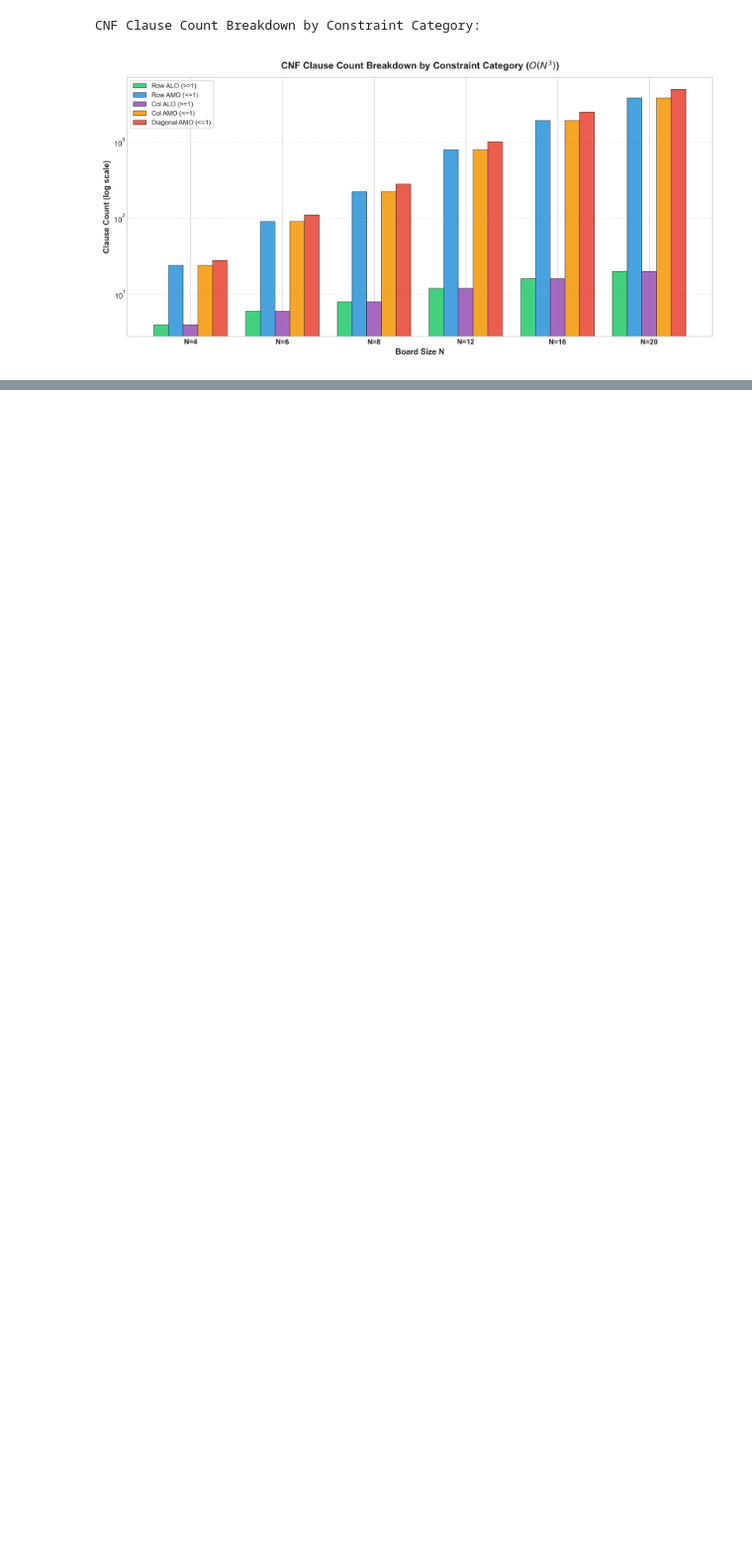
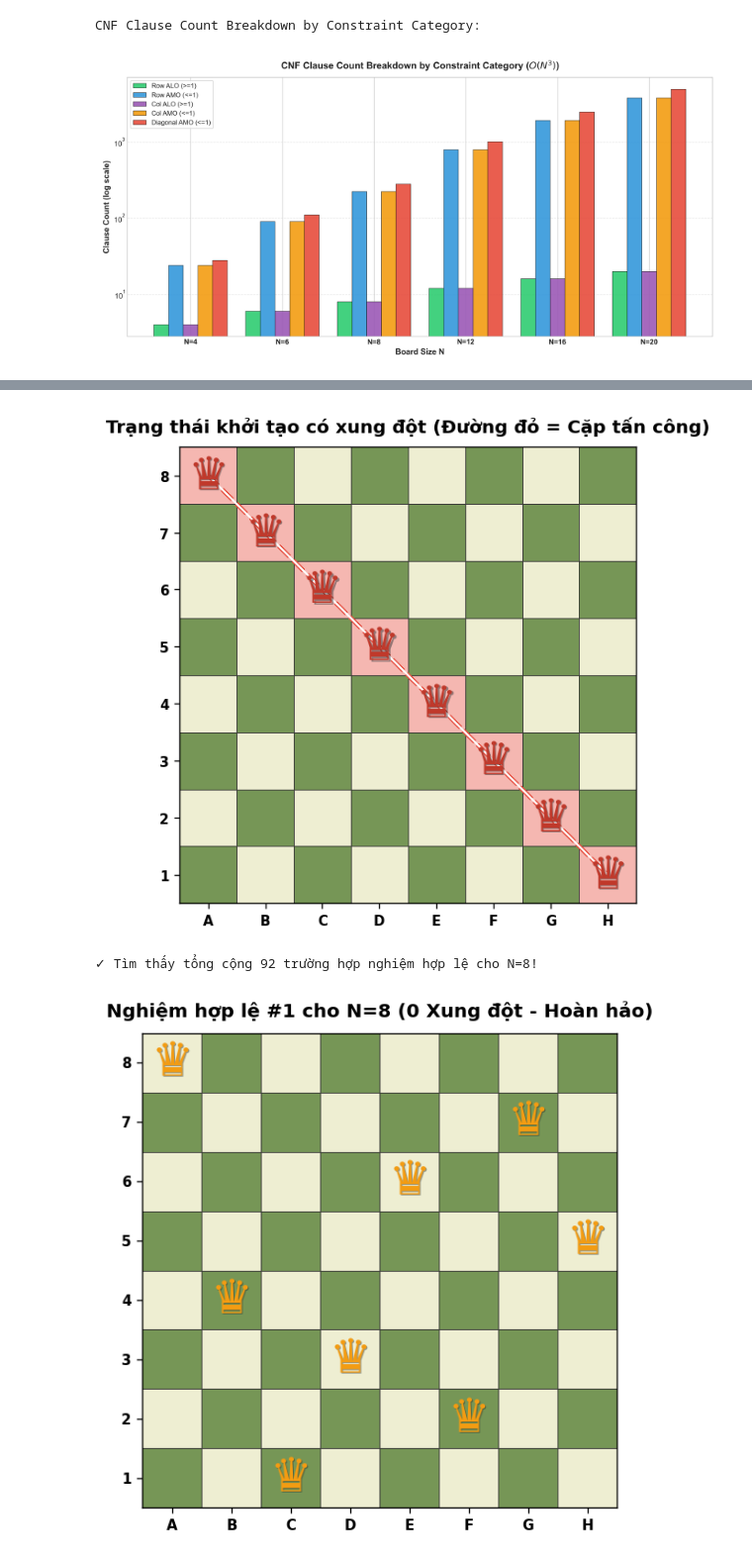
Before and after one commit to HuuTan12/Final_AI_BanSung, a Jupyter notebook: source/task1_nqueens/nqueens.ipynb, the cells around one changed output, grey strips where cells are left out. Shown at 99% size. Cells and saved outputs as stored; diff of their text form; code cells hidden in the pictures; blank space fills up the shorter version.

Commit message:
Them cac tinh nang cua task1 va task2

```diff
--- a/source/task1_nqueens/nqueens.ipynb
+++ b/source/task1_nqueens/nqueens.ipynb
@@ -217,0 +227,22 @@ CNF Clause Count Breakdown by Constraint Category:
+# %%
+# Trực quan hóa bàn cờ và bộ sưu tập các trường hợp nghiệm
+from task1_nqueens.ui.notebook_visualizer import visualize_board, plot_solution_gallery
+from task1_nqueens.solvers.backtracking_solver import BacktrackingSolver
+
+# 1. Trực quan hóa bàn cờ có xung đột (đường tia đỏ nối các quân hậu đe dọa nhau)
+visualize_board([0, 1, 2, 3, 4, 5, 6, 7], title="Bàn cờ có xung đột (Min-Conflicts ban đầu)")
+
+# 2. Tìm và đếm toàn bộ trường hợp nghiệm của N=8
+bt = BacktrackingSolver(find_all=True)
+all_solutions = bt.find_all_solutions(8)
+print(f"✓ Tìm thấy tổng cộng {len(all_solutions)} trường hợp nghiệm hợp lệ cho N=8!")
+
+# 3. Trực quan hóa nghiệm hợp lệ đầu tiên
+visualize_board(all_solutions[0], title="Nghiệm hợp lệ #1 cho N=8 (0 Xung đột)", show_conflicts=False)
+
+# 4. Hiển thị bộ sưu tập 8 trường hợp nghiệm khác nhau
+plot_solution_gallery(all_solutions, n=8, max_solutions=8, cols=4)
+# %% [output]
+[figure, added]
+✓ Tìm thấy tổng cộng 92 trường hợp nghiệm hợp lệ cho N=8!
+[figure, added]
```
Also changed, not shown: parts of 2 cells of this notebook, 17 other files.
